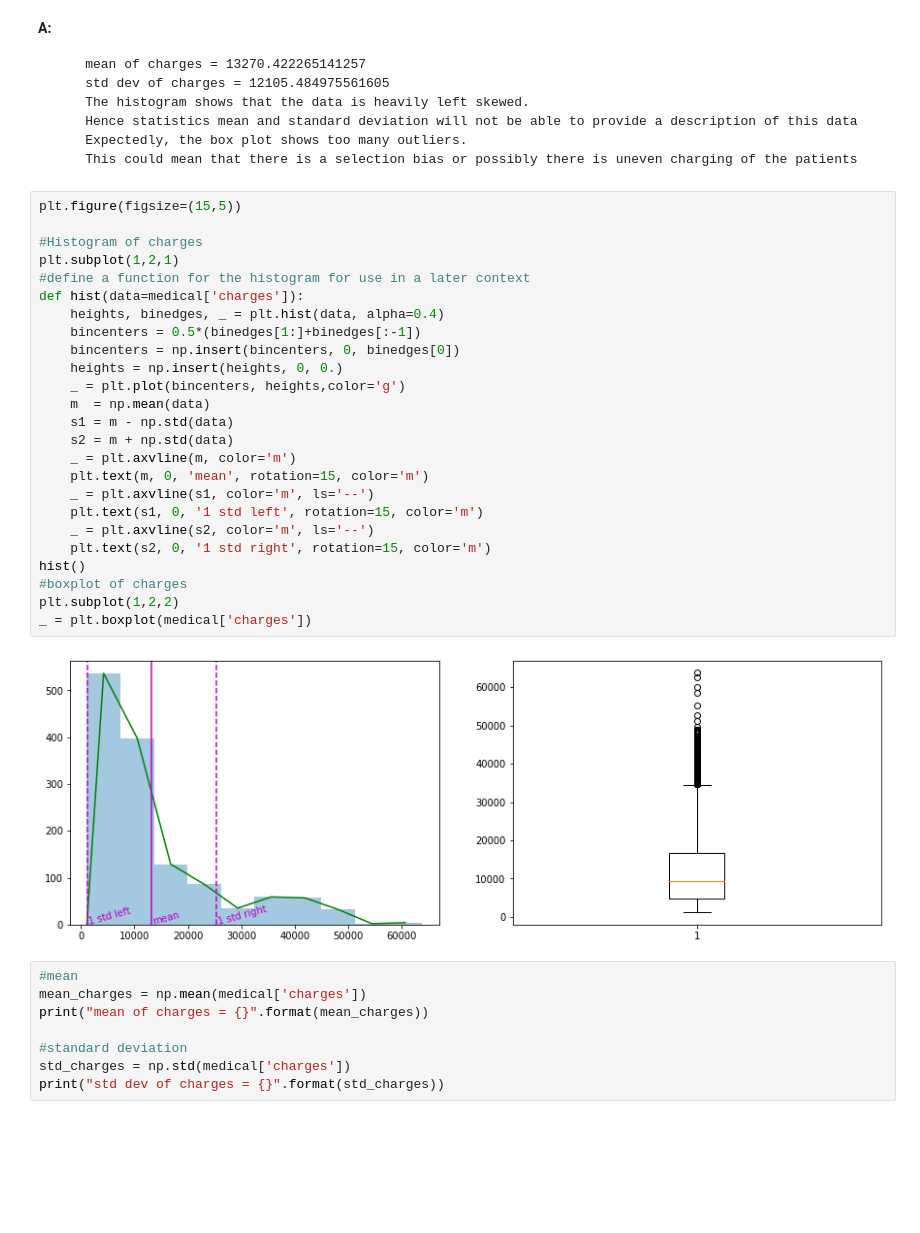
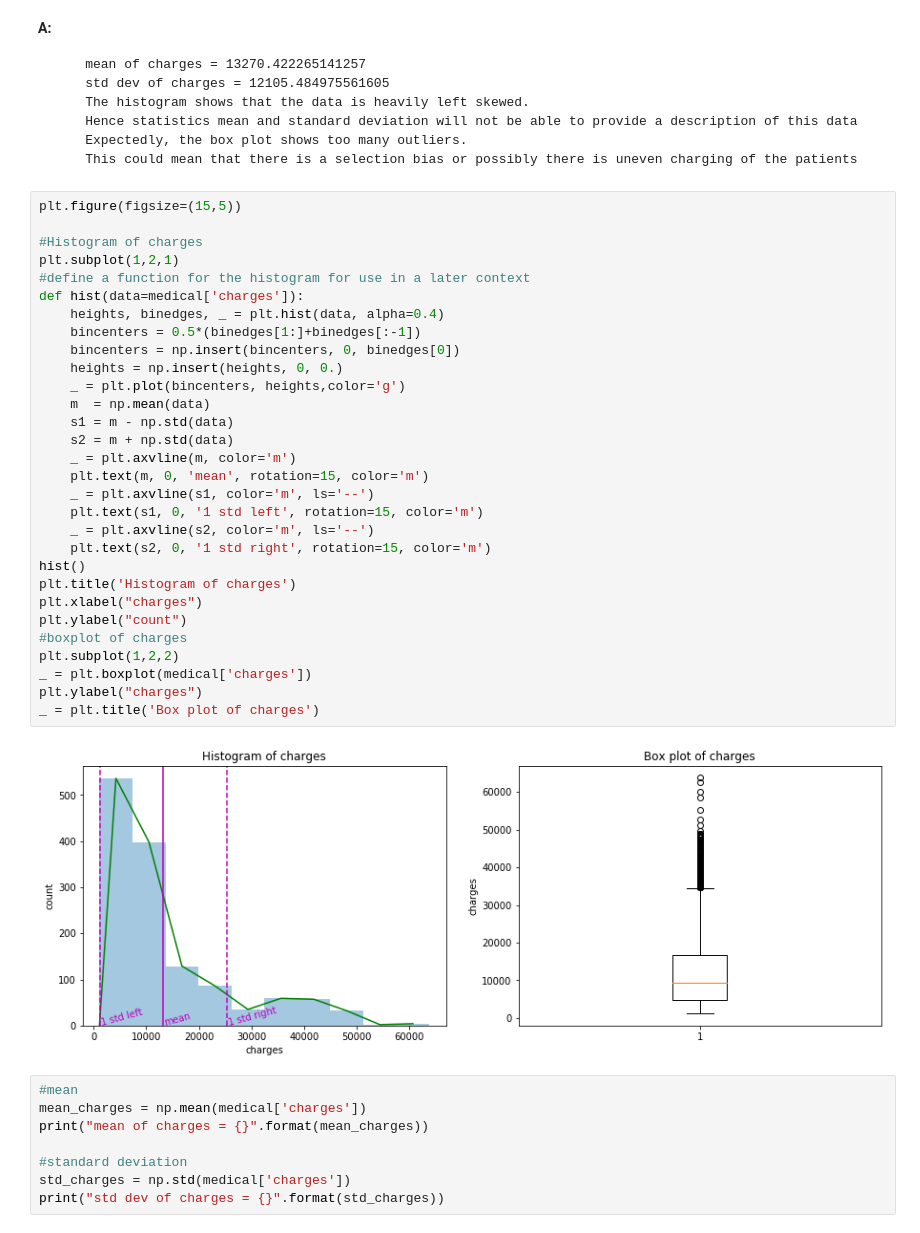
Before and after one commit to ganeshrajanbaboo/ganeshspring, a Jupyter notebook: inferential_statistics_1b-Q6.25_complete.ipynb, the cells around one changed output. Saved outputs shown, nothing was run; the diff lists cells and outputs as text; blank space fills up the shorter version.

```diff
--- a/inferential_statistics_1b-Q6.25_complete.ipynb
+++ b/inferential_statistics_1b-Q6.25_complete.ipynb
@@ -69,30 +69,35 @@ __A:__
 # %%
 plt.figure(figsize=(15,5))
 
 #Histogram of charges
 plt.subplot(1,2,1)
 #define a function for the histogram for use in a later context
 def hist(data=medical['charges']):
     heights, binedges, _ = plt.hist(data, alpha=0.4)
     bincenters = 0.5*(binedges[1:]+binedges[:-1])
     bincenters = np.insert(bincenters, 0, binedges[0])
     heights = np.insert(heights, 0, 0.)
     _ = plt.plot(bincenters, heights,color='g')
     m  = np.mean(data)
     s1 = m - np.std(data)
     s2 = m + np.std(data)
     _ = plt.axvline(m, color='m')
     plt.text(m, 0, 'mean', rotation=15, color='m')
     _ = plt.axvline(s1, color='m', ls='--')
     plt.text(s1, 0, '1 std left', rotation=15, color='m')
     _ = plt.axvline(s2, color='m', ls='--')
     plt.text(s2, 0, '1 std right', rotation=15, color='m')
 hist()
+plt.title('Histogram of charges')
+plt.xlabel("charges")
+plt.ylabel("count")
 #boxplot of charges
 plt.subplot(1,2,2)
 _ = plt.boxplot(medical['charges'])
+plt.ylabel("charges")
+_ = plt.title('Box plot of charges')
 # %% [output]
-[figure, old version]
+[figure, new version]
 # %%
 #mean
 mean_charges = np.mean(medical['charges'])
```
Also changed, not shown: parts of 4 cells of this notebook, 1 other file.
